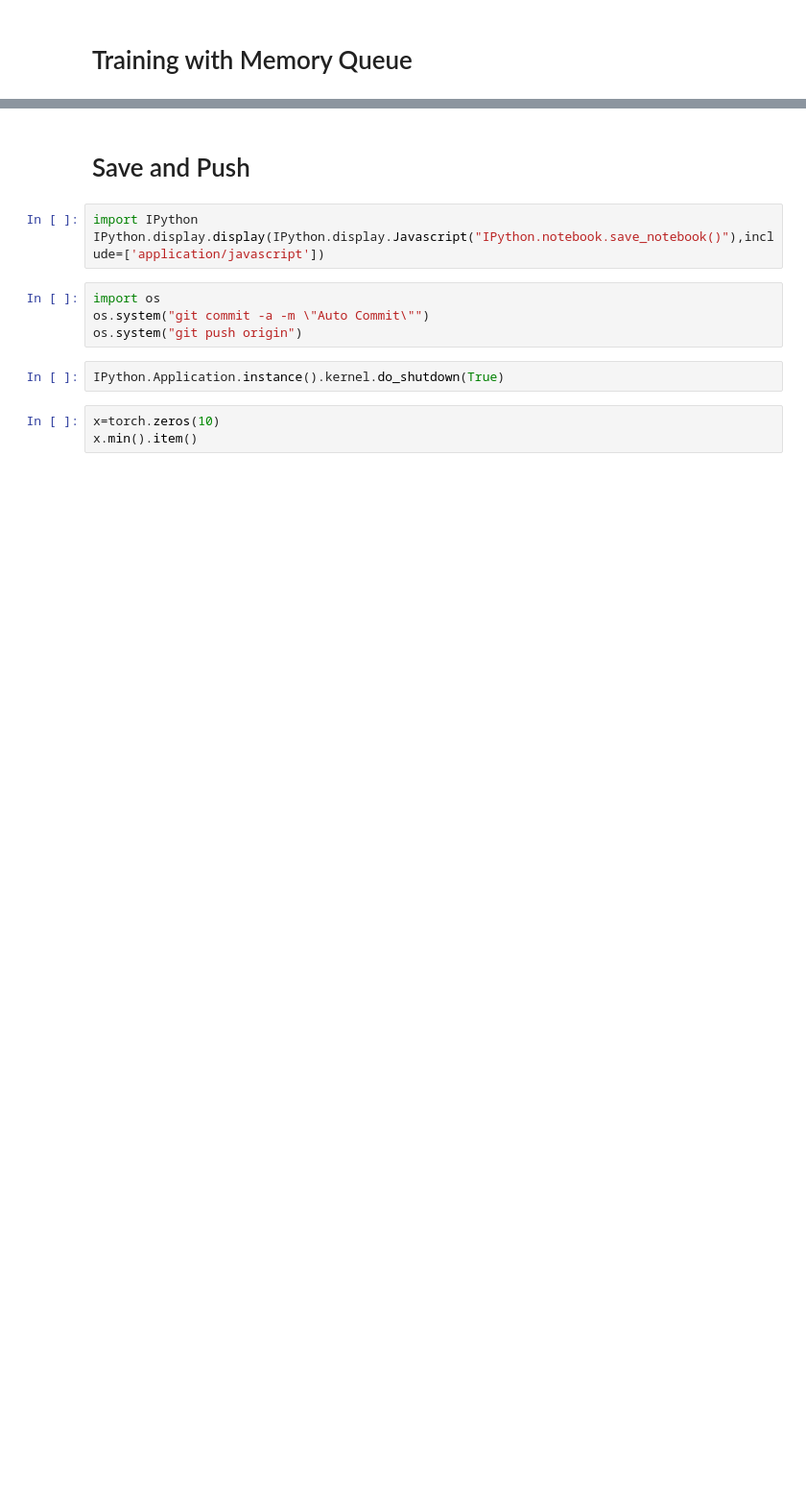
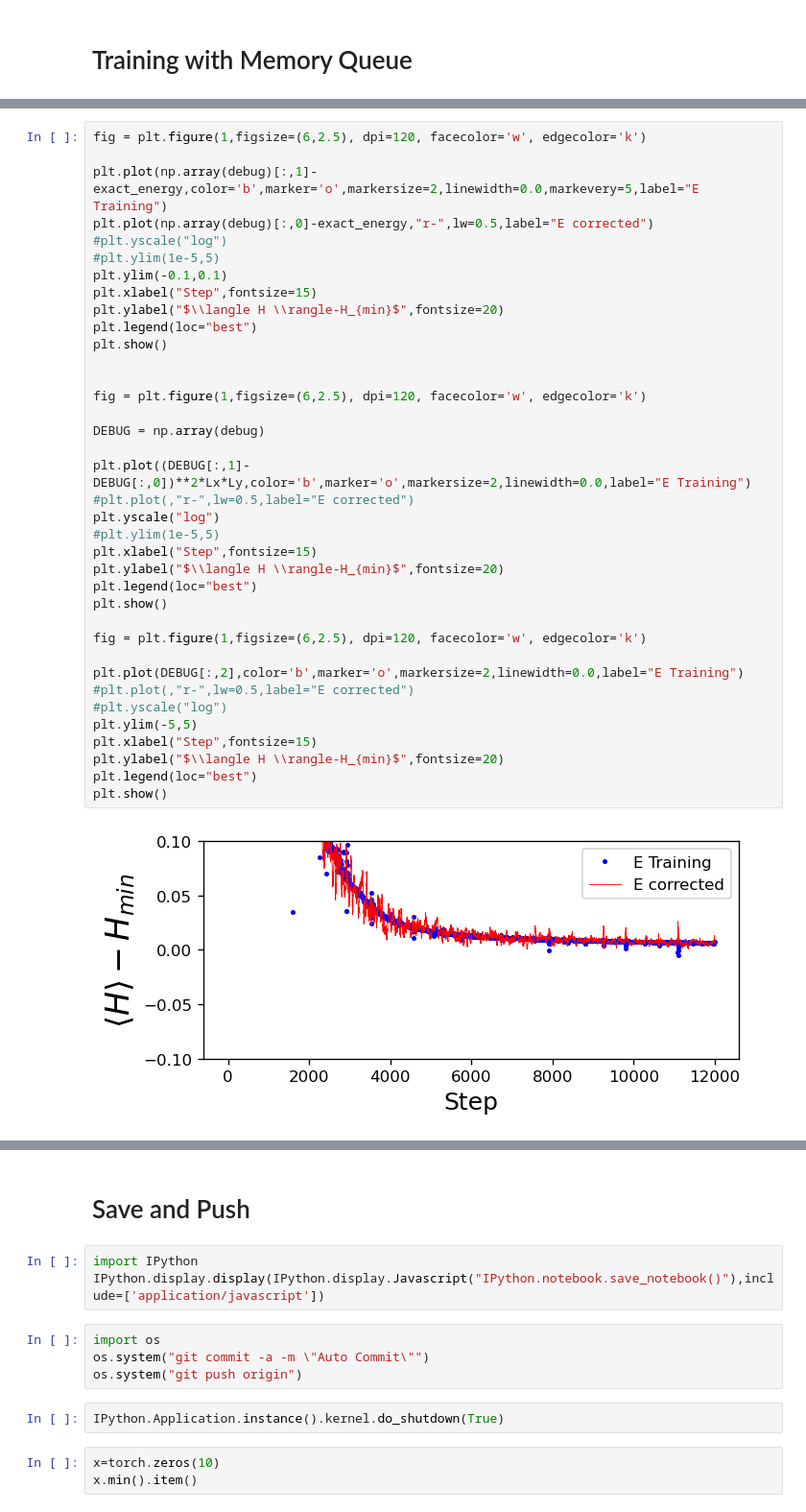
Before and after one commit to ksprague1/NN-QSR, a Jupyter notebook: RNN-QSR.ipynb, the cells around one changed output, grey strips where cells are left out. Shown at 96% size. Cells and saved outputs as stored; diff of their text form; blank space fills up the shorter version.

```diff
--- a/RNN-QSR.ipynb
+++ b/RNN-QSR.ipynb
@@ -599,0 +705,39 @@ plt.show()
+# %%
+fig = plt.figure(1,figsize=(6,2.5), dpi=120, facecolor='w', edgecolor='k')
+
+plt.plot(np.array(debug)[:,1]-exact_energy,color='b',marker='o',markersize=2,linewidth=0.0,markevery=5,label="E Training")
+plt.plot(np.array(debug)[:,0]-exact_energy,"r-",lw=0.5,label="E corrected")
+#plt.yscale("log")
+#plt.ylim(1e-5,5)
+plt.ylim(-0.1,0.1)
+plt.xlabel("Step",fontsize=15)
+plt.ylabel("$\\langle H \\rangle-H_{min}$",fontsize=20)
+plt.legend(loc="best")
+plt.show()
+
+
+fig = plt.figure(1,figsize=(6,2.5), dpi=120, facecolor='w', edgecolor='k')
+
+DEBUG = np.array(debug)
+
+plt.plot((DEBUG[:,1]-DEBUG[:,0])**2*Lx*Ly,color='b',marker='o',markersize=2,linewidth=0.0,label="E Training")
+#plt.plot(,"r-",lw=0.5,label="E corrected")
+plt.yscale("log")
+#plt.ylim(1e-5,5)
+plt.xlabel("Step",fontsize=15)
+plt.ylabel("$\\langle H \\rangle-H_{min}$",fontsize=20)
+plt.legend(loc="best")
+plt.show()
+
+fig = plt.figure(1,figsize=(6,2.5), dpi=120, facecolor='w', edgecolor='k')
+
+plt.plot(DEBUG[:,2],color='b',marker='o',markersize=2,linewidth=0.0,label="E Training")
+#plt.plot(,"r-",lw=0.5,label="E corrected")
+#plt.yscale("log")
+plt.ylim(-5,5)
+plt.xlabel("Step",fontsize=15)
+plt.ylabel("$\\langle H \\rangle-H_{min}$",fontsize=20)
+plt.legend(loc="best")
+plt.show()
+# %% [output]
+[figure, added]
```
Also changed, not shown: parts of 23 cells of this notebook.
